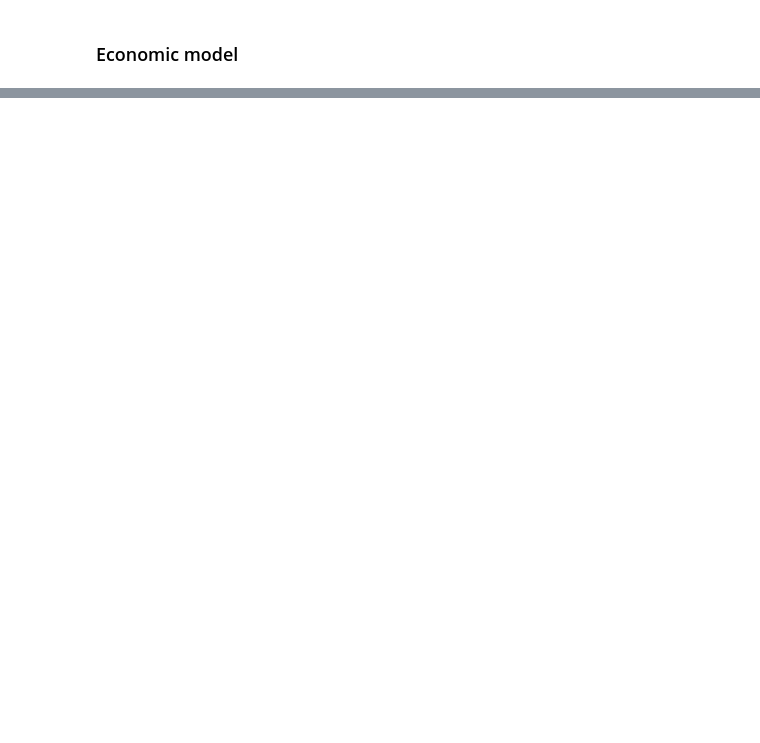
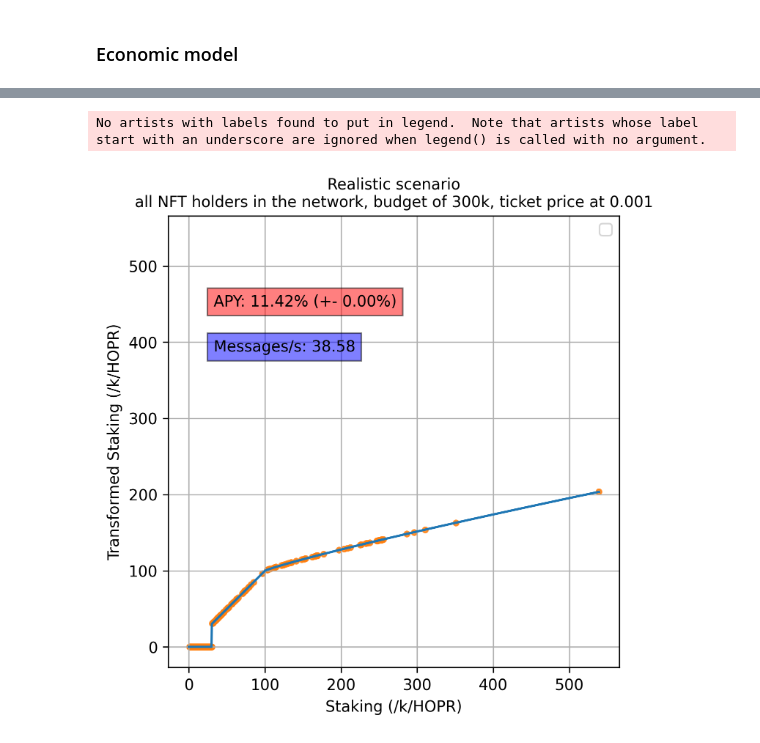
Before and after one commit to hoprnet/ct-research, a Jupyter notebook: ct-app/__simulations__/apy_comparison.ipynb, the cells around one changed output, grey strips where cells are left out. Cells and saved outputs as stored; diff of their text form; code cells hidden in the pictures; blank space fills up the shorter version.

```diff
--- a/ct-app/__simulations__/apy_comparison.ipynb
+++ b/ct-app/__simulations__/apy_comparison.ipynb
@@ -156,5 +193,21 @@ staking_info_non_nft_holders = list(raw_data[condition]["actual_stake_x"])
 staking_info_all = list(raw_data["actual_stake_x"])
 
 datas = [staking_info_nft_holders, staking_info_non_nft_holders, [500_000]]
+
+prefered = {
+    "data_count": [len(staking_info_nft_holders), 0, 0],
+    "budget": 300_000,
+    "period_in_months": 3,
+    "model_arguments": {
+        "slope": 1,
+        "curvature":1.125,
+        "threshold":100e3,
+    },
+    "ticket_options": {
+        "price": 0.001,
+        "winning_probability": 1,
+    },
+    "legend": "",
+}
 # %% [markdown]
 ### Economic model
@@ -565,0 +214,5 @@ generate_simulation_graph(datas, options, title="Increasing threshold (budget: 1
+# %%
+generate_simulation_graph(datas, [prefered], title=f"Realistic scenario\nall NFT holders in the network, budget of {prefered['budget']/1000:.0f}k, ticket price at 0.001")
+# %% [output]
+No artists with labels found to put in legend.  Note that artists whose label start with an underscore are ignored when legend() is called with no argument.
+[figure, added]
```
Also changed, not shown: parts of 14 cells of this notebook.
